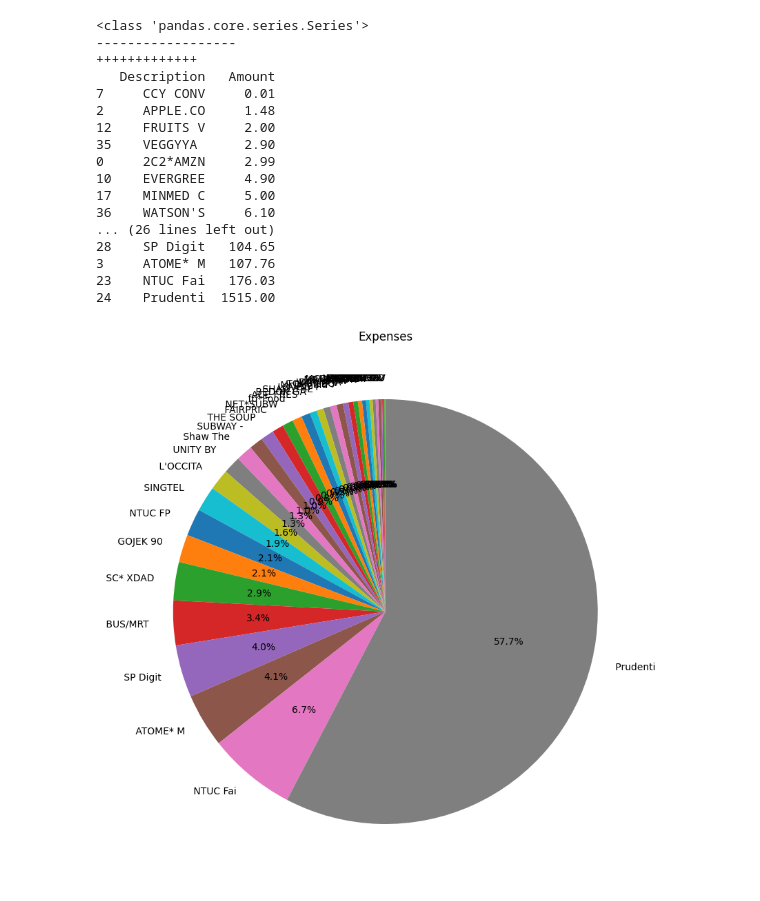
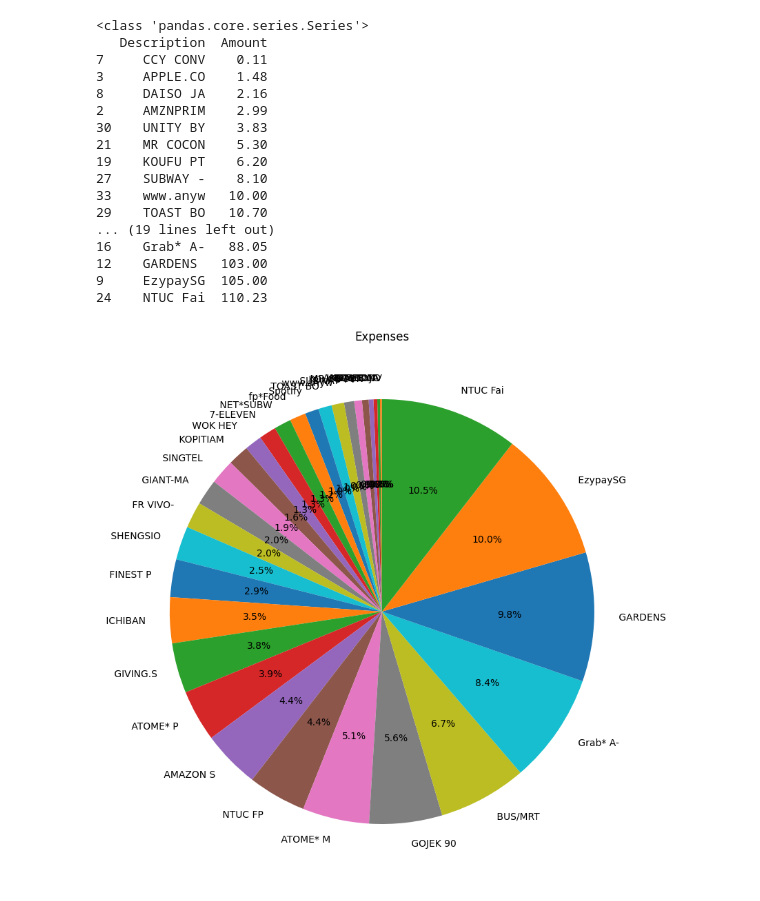
Before and after one commit to niroshan009/expenses-report, a Jupyter notebook: Expense_Report.ipynb, the cells around one changed output. Saved outputs shown, nothing was run; the diff lists cells and outputs as text; code cells hidden in the pictures.

```diff
--- a/Expense_Report.ipynb
+++ b/Expense_Report.ipynb
@@ -11,7 +11,7 @@ import random
 
 
 # Read pdf into list of DataFrame
-dfs = tabula.read_pdf("CardStatement_Sep2023.pdf", pages='all', encoding='utf-8', guess=False, lattice=False, stream=True)
+dfs = tabula.read_pdf("eStatement_Oct2023.pdf", pages='all', encoding='utf-8', guess=False, lattice=False, stream=True)
 
 appended_data = []
 
@@ -59,48 +59,48 @@ sizes = result_df['Amount']
 plt.figure(figsize=(14, 10))
 plt.pie(sizes, labels=labels, autopct='%1.1f%%', startangle=90)
 
 # Create a custom legend with labels and manually specified colors
 legend_labels = labels
-legend_colors = [(random.random(), random.random(), random.random(), 1) for _ in range(39)]
+legend_colors = [(random.random(), random.random(), random.random(), 1) for _ in range(500)]
 
 
 # Create a legend table with one column for labels and one column for colors
 # legend_table_data = [[label, ''] for label in legend_labels]
 # legend_table = plt.table(cellText=legend_table_data,
 #                          loc='center',
 #                          cellLoc='center',
 #                          colColours=['lightgray', 'lightgray'],
 #                          cellColours=[['lightgray', color] for color in legend_colors],
 #                          bbox=[0.85, 0.1, 0.1, 0.5])
 
 # Customize the appearance of the legend table
 # legend_table.auto_set_font_size(False)
 # legend_table.set_fontsize(14)
 # legend_table.scale(1, 2)
 
 # Remove axis labels and ticks
 plt.axis('off')
 
 
 
 plt.title('Expenses')
 plt.show()
 # %% [output]
 <class 'pandas.core.series.Series'>
-------------------
-+++++++++++++
-   Description   Amount
-7     CCY CONV     0.01
-2     APPLE.CO     1.48
-12    FRUITS V     2.00
-35    VEGGYYA      2.90
-0     2C2*AMZN     2.99
-10    EVERGREE     4.90
-17    MINMED C     5.00
-36    WATSON'S     6.10
-... (26 lines left out)
-28    SP Digit   104.65
-3     ATOME* M   107.76
-23    NTUC Fai   176.03
-24    Prudenti  1515.00
+   Description  Amount
+7     CCY CONV    0.11
+3     APPLE.CO    1.48
+8     DAISO JA    2.16
+2     AMZNPRIM    2.99
+30    UNITY BY    3.83
+21    MR COCON    5.30
+19    KOUFU PT    6.20
+27    SUBWAY -    8.10
+33    www.anyw   10.00
+29    TOAST BO   10.70
+... (19 lines left out)
+16    Grab* A-   88.05
+12    GARDENS   103.00
+9     EzypaySG  105.00
+24    NTUC Fai  110.23
-[figure, old version]
+[figure, new version]
```
Also changed, not shown: 1 other file.
